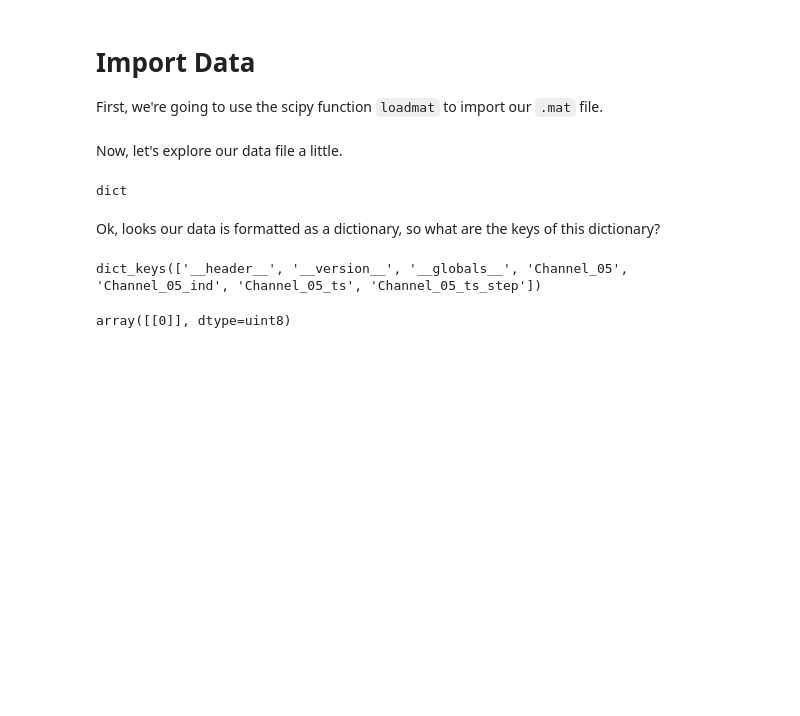
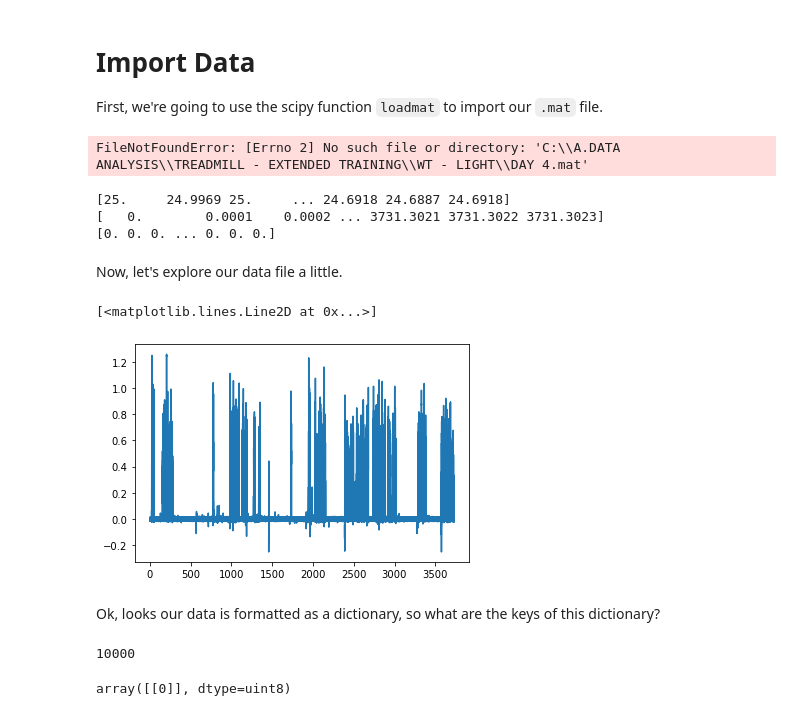
Before and after one commit to BevanLab/treadmill_analysis, a Jupyter notebook: Velocity Epochs Treadmill.ipynb, the cells around one changed output. Drawn from its saved outputs; the diff is of its cells as text; code cells hidden in the pictures; blank space fills up the shorter version.

```diff
--- a/Velocity Epochs Treadmill.ipynb
+++ b/Velocity Epochs Treadmill.ipynb
@@ -41,18 +47,36 @@ minumum_duration = 5
 # Import Data
 First, we're going to use the scipy function `loadmat` to import our `.mat` file.
 # %%
-data = loadmat('WT - DAY 5.mat')
+data = loadmat('C:\\A.DATA ANALYSIS\\TREADMILL - EXTENDED TRAINING\\WT - LIGHT\\DAY 4.mat')
 data['Channel_05'] = -data['Channel_05']
+# %% [output]
+FileNotFoundError: [Errno 2] No such file or directory: 'C:\\A.DATA ANALYSIS\\TREADMILL - EXTENDED TRAINING\\WT - LIGHT\\DAY 4.mat'
+# %%
+
+abf = pyabf.ABF('C:\\A.DATA ANALYSIS\\TREADMILL - EXTENDED TRAINING\\WT - LIGHT\\DAY 4.abf')
+abf.setSweep(sweepNumber = 0, channel = 1)
+print(abf.sweepY) # displays sweep data (ADC)
+print(abf.sweepX) # displays sweep times (seconds)
+print(abf.sweepC) # displays command waveform (DAC)
+sweepY = -(np.array(abf.sweepY) - 25)
+sweepX = np.array(abf.sweepX)
+# %% [output]
+[25.     24.9969 25.     ... 24.6918 24.6887 24.6918]
+[   0.        0.0001    0.0002 ... 3731.3021 3731.3022 3731.3023]
+[0. 0. 0. ... 0. 0. 0.]
 # %% [markdown]
 Now, let's explore our data file a little.
 # %%
-type(data)
+plt.plot(sweepX, sweepY)
 # %% [output]
-dict
+[<matplotlib.lines.Line2D at 0x...>]
+[figure, added]
 # %% [markdown]
 Ok, looks our data is formatted as a dictionary, so what are the keys of this dictionary?
 # %%
-data.keys()
+ts_step = 0.0001
+sampling_rate_hz = int(1/ts_step)
+sampling_rate_hz
 # %% [output]
-dict_keys(['__header__', '__version__', '__globals__', 'Channel_05', 'Channel_05_ind', 'Channel_05_ts', 'Channel_05_ts_step'])
+10000
 # %%
```
Also changed, not shown: parts of 13 cells of this notebook.
